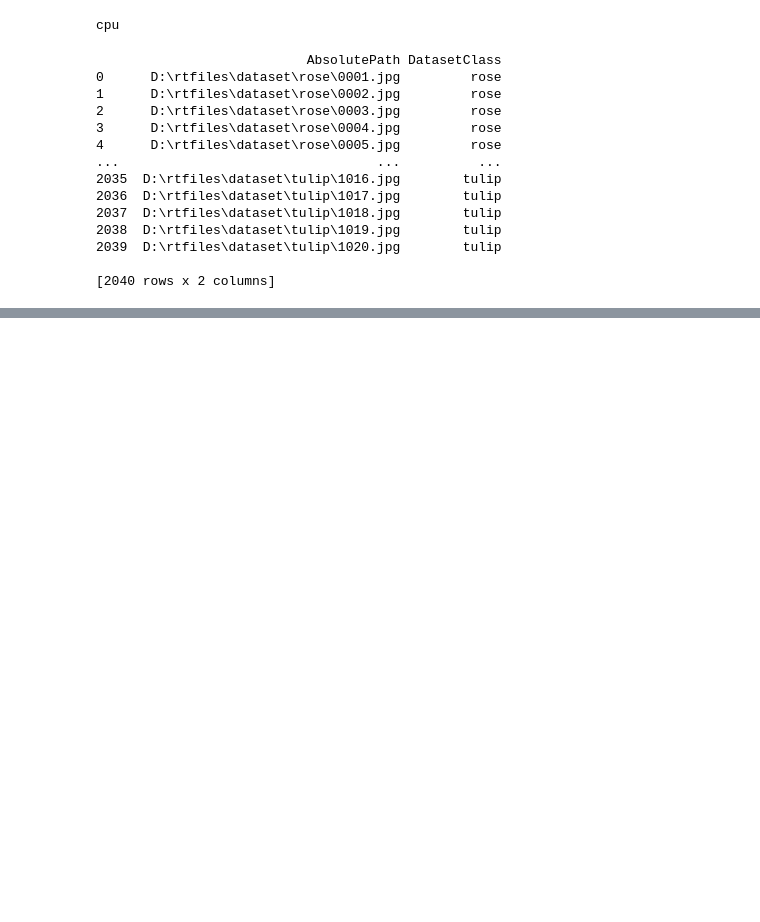
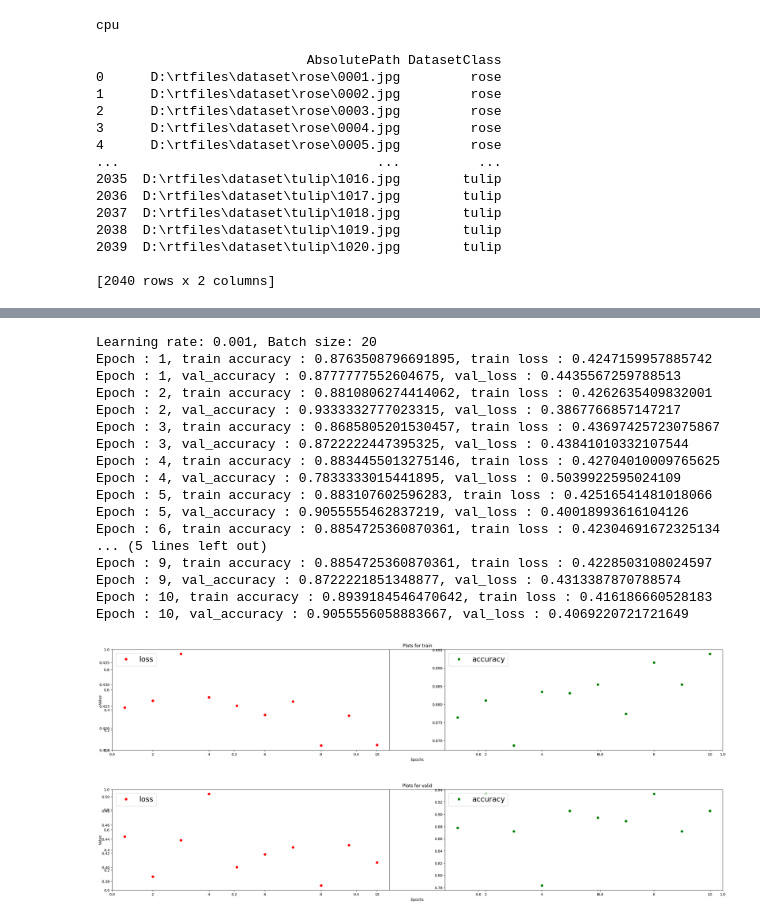
Before and after one commit to Sonya-From-IBAS/PythonLab5, a Jupyter notebook: model.ipynb, the cells around one changed output, grey strips where cells are left out. Cells and saved outputs as stored; diff of their text form; code cells hidden in the pictures; blank space fills up the shorter version.

```diff
--- a/model.ipynb
+++ b/model.ipynb
@@ -153,0 +403,33 @@ criterion = nn.CrossEntropyLoss()
+# %%
+print('Learning rate: 0.001, Batch size: 20')
+
+optimizer = torch.optim.Adam(model.parameters(), lr=0.001)
+
+train_loader = torch.utils.data.DataLoader(
+    dataset=train_data, batch_size=20, shuffle=True)
+test_loader = torch.utils.data.DataLoader(
+    dataset=test_data, batch_size=20, shuffle=True)
+val_loader = torch.utils.data.DataLoader(
+    dataset=val_data, batch_size=20, shuffle=True)
+
+train_loop(train_loader, val_loader, epochs)
+# %% [output]
+Learning rate: 0.001, Batch size: 20
+Epoch : 1, train accuracy : 0.8763508796691895, train loss : 0.4247159957885742
+Epoch : 1, val_accuracy : 0.8777777552604675, val_loss : 0.4435567259788513
+Epoch : 2, train accuracy : 0.8810806274414062, train loss : 0.4262635409832001
+Epoch : 2, val_accuracy : 0.9333332777023315, val_loss : 0.3867766857147217
+Epoch : 3, train accuracy : 0.8685805201530457, train loss : 0.43697425723075867
+Epoch : 3, val_accuracy : 0.8722222447395325, val_loss : 0.43841010332107544
+Epoch : 4, train accuracy : 0.8834455013275146, train loss : 0.42704010009765625
+Epoch : 4, val_accuracy : 0.7833333015441895, val_loss : 0.5039922595024109
+Epoch : 5, train accuracy : 0.883107602596283, train loss : 0.42516541481018066
+Epoch : 5, val_accuracy : 0.9055555462837219, val_loss : 0.40018993616104126
+Epoch : 6, train accuracy : 0.8854725360870361, train loss : 0.42304691672325134
+... (5 lines left out)
+Epoch : 9, train accuracy : 0.8854725360870361, train loss : 0.4228503108024597
+Epoch : 9, val_accuracy : 0.8722221851348877, val_loss : 0.4313387870788574
+Epoch : 10, train accuracy : 0.8939184546470642, train loss : 0.416186660528183
+Epoch : 10, val_accuracy : 0.9055556058883667, val_loss : 0.4069220721721649
+[figure, added]
+[figure, added]
```
Also changed, not shown: parts of 16 cells of this notebook.
